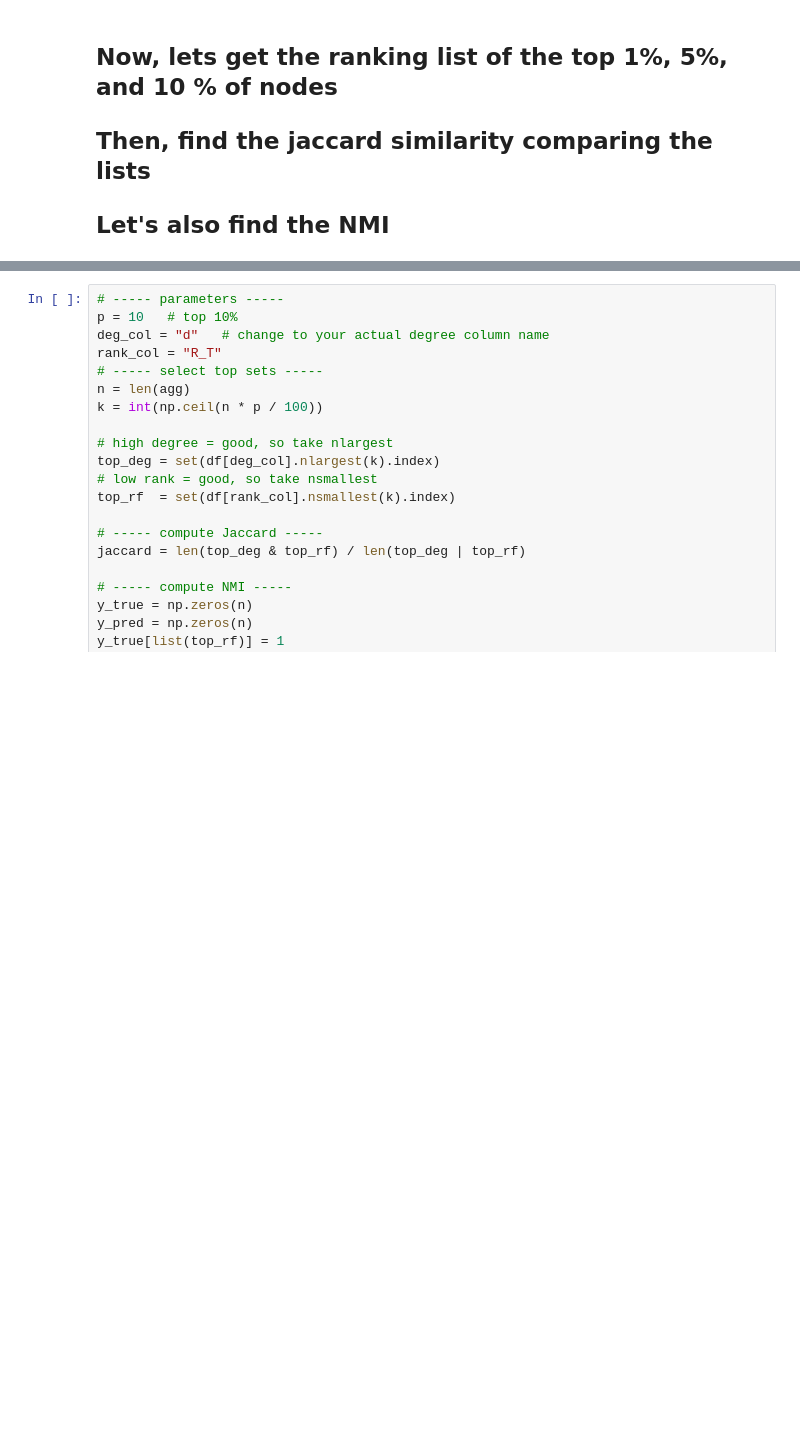
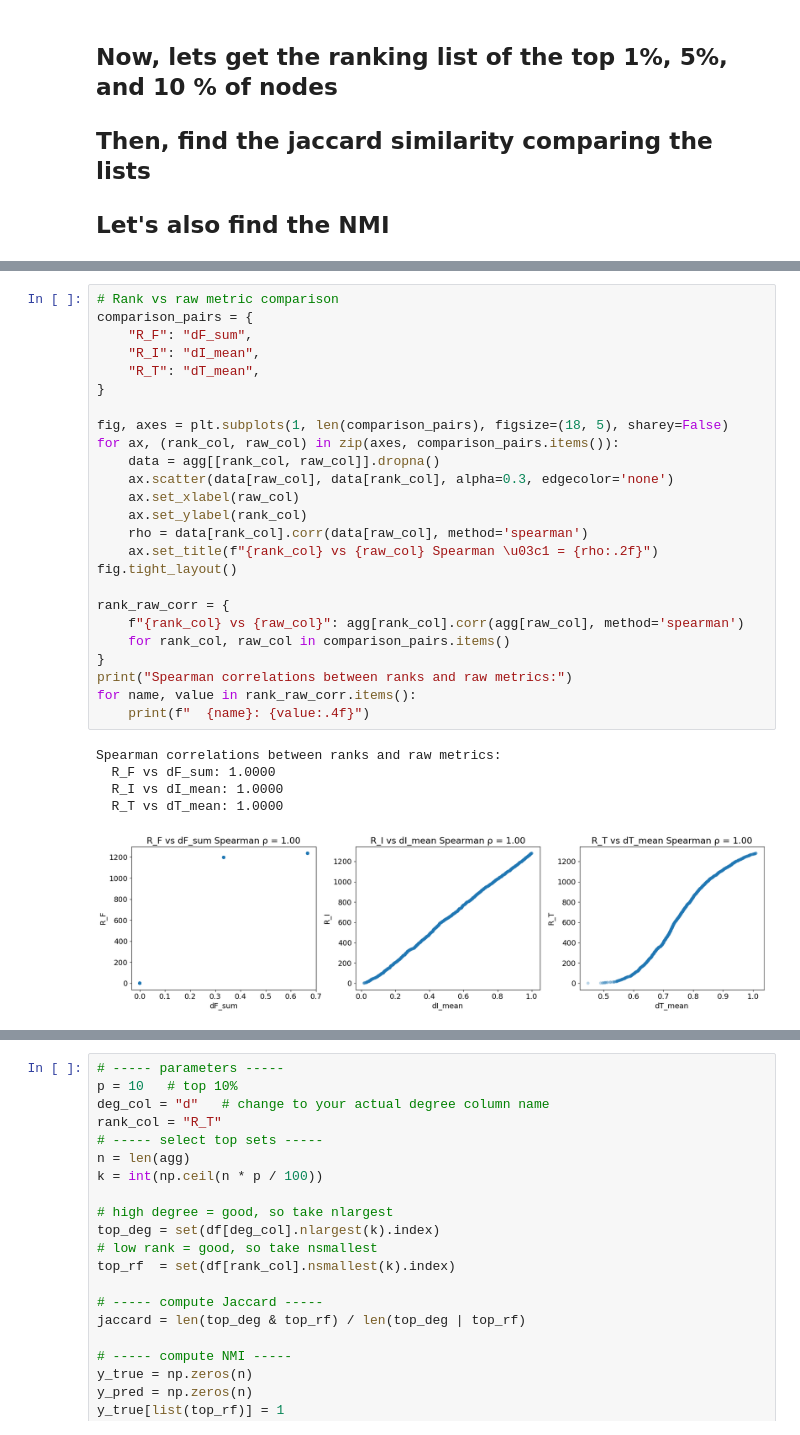
Before and after one commit to vakrao/sent, a Jupyter notebook: notebook/corr_rankings.ipynb, the cells around one changed output, grey strips where cells are left out. Drawn from its saved outputs; the diff is of its cells as text; blank space fills up the shorter version.

```diff
--- a/notebook/corr_rankings.ipynb
+++ b/notebook/corr_rankings.ipynb
@@ -258,4 +261,35 @@ sent
 Name: R_T, dtype: float64
+# %%
+# Rank vs raw metric comparison
+comparison_pairs = {
+    "R_F": "dF_sum",
+    "R_I": "dI_mean",
+    "R_T": "dT_mean",
+}
+
+fig, axes = plt.subplots(1, len(comparison_pairs), figsize=(18, 5), sharey=False)
+for ax, (rank_col, raw_col) in zip(axes, comparison_pairs.items()):
+    data = agg[[rank_col, raw_col]].dropna()
+    ax.scatter(data[raw_col], data[rank_col], alpha=0.3, edgecolor='none')
+    ax.set_xlabel(raw_col)
+    ax.set_ylabel(rank_col)
+    rho = data[rank_col].corr(data[raw_col], method='spearman')
+    ax.set_title(f"{rank_col} vs {raw_col} Spearman \u03c1 = {rho:.2f}")
+fig.tight_layout()
+
+rank_raw_corr = {
+    f"{rank_col} vs {raw_col}": agg[rank_col].corr(agg[raw_col], method='spearman')
+    for rank_col, raw_col in comparison_pairs.items()
+}
+print("Spearman correlations between ranks and raw metrics:")
+for name, value in rank_raw_corr.items():
+    print(f"  {name}: {value:.4f}")
+# %% [output]
+Spearman correlations between ranks and raw metrics:
+  R_F vs dF_sum: 1.0000
+  R_I vs dI_mean: 1.0000
+  R_T vs dT_mean: 1.0000
+[figure, added]
 # %%
 df = agg.copy()
 
```
Also changed, not shown: parts of 14 cells of this notebook, 1 other file.
